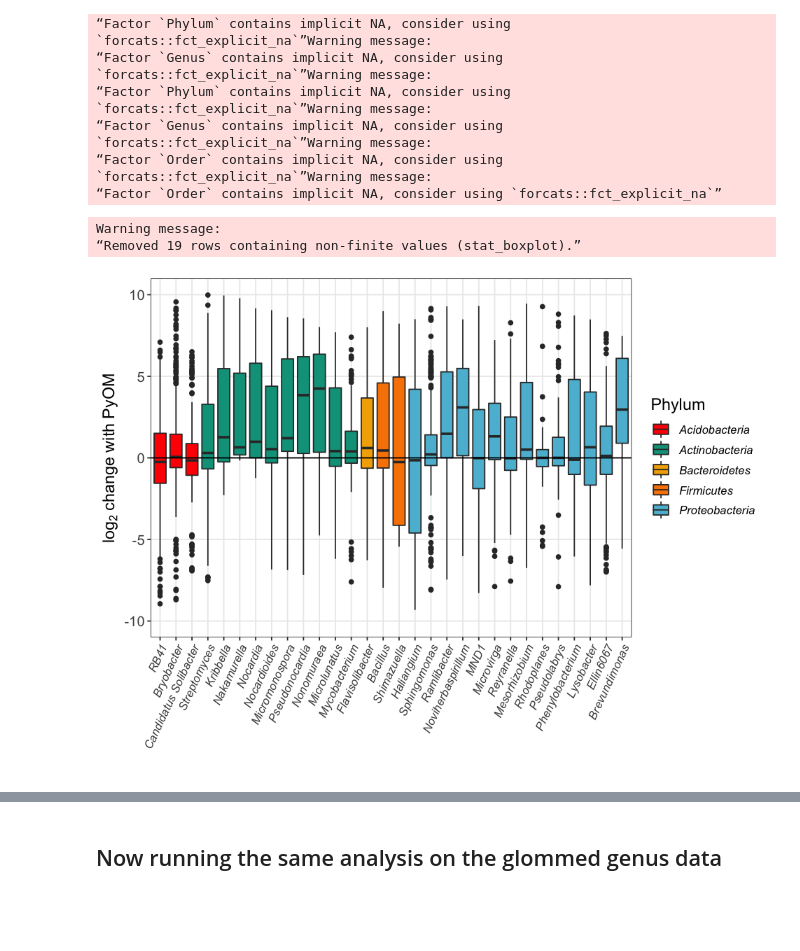
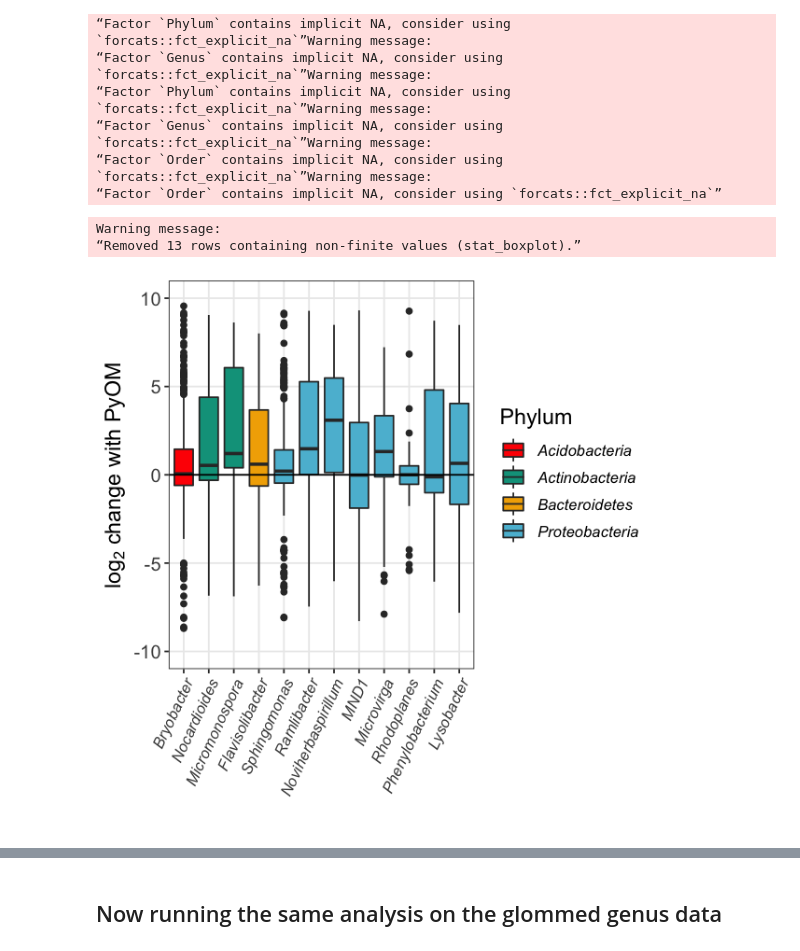
Before and after one commit to WhitmanLab/Meta-analysis, a Jupyter notebook: DifferentialAbundance_MetaA_Publication.ipynb, the cells around one changed output, grey strips where cells are left out. Cells and saved outputs as stored; diff of their text form; code cells hidden in the pictures; blank space fills up the shorter version.

Commit message:
Increasing constraints for inclusion in plots

```diff
--- a/DifferentialAbundance_MetaA_Publication.ipynb
+++ b/DifferentialAbundance_MetaA_Publication.ipynb
@@ -241,7 +241,7 @@ d = d %>%
     dplyr::filter(!is.na(Sig))
 # Remove untested taxa
 
-cutoff = 2
+cutoff = 3
 # Minimum number of studies in which a genus must be significant to plot
 
 SigPhy = d %>%
@@ -269,7 +269,7 @@ Warning message:
 “Factor `Genus` contains implicit NA, consider using `forcats::fct_explicit_na`”Warning message:
 “Factor `Genus` contains implicit NA, consider using `forcats::fct_explicit_na`”
 # %%
-cutoff = 4
+cutoff = 5
 # Minimum number of studies a genus must be present in to plot
 
 nStudies = d %>%
@@ -430,9 +435,9 @@ Warning message:
 “Factor `Order` contains implicit NA, consider using `forcats::fct_explicit_na`”Warning message:
 “Factor `Order` contains implicit NA, consider using `forcats::fct_explicit_na`”
 # %%
-options(repr.plot.width=8, repr.plot.height=6)
+options(repr.plot.width=5, repr.plot.height=5)
 
-palette = c(wes_palette("Darjeeling1"),"grey","white")
+palette = c(wes_palette("Darjeeling1"),"grey","white")[c(1,2,3,5)]
 
 p = ggplot(d.AllPhy, aes(x = Genus, y = l2FC, fill=Phylum))
 # establishing our plot is based on the data table d, with our x being the phylum, and the y being log2fold change,
@@ -441,33 +446,33 @@ p = ggplot(d.AllPhy, aes(x = Genus, y = l2FC, fill=Phylum))
 p = p + geom_boxplot() # Using shape=21 to get the option that has an outline and a fill colour
 p = p + theme_bw()
 # sets a theme - adjusts a bunch of aesthetics at once
 p = p + theme(strip.text.x = element_text(size = 14),
               strip.text.y = element_text(size = 14),
               axis.text.x = element_text(size = 10, angle = 65, hjust = 1, vjust = 1, face="italic"),
               axis.title.x = element_text(size = 14),
               axis.text.y = element_text(size=12),
               axis.title.y = element_text(size = 14),
               legend.title = element_text(size=14),
               legend.text = element_text(size = 10, face="italic"),
               #legend.position = "none",
               strip.background = element_blank()
               ) +
         guides(size=FALSE, alpha=FALSE, fill=guide_legend(title="Phylum"))
 p = p + scale_alpha_manual(values=c(0.2,0.9))
 p = p + scale_fill_manual(values=palette)
 # sets a bunch of visual paramters for the legend (none) and other text
 p = p + labs(x = "")
 # sets the label for the x axis.
 p = p + labs(y = expression(paste("", log[2]," change with PyOM",sep="")))
 # sets the label for the y axes.
 p = p + theme(panel.grid.minor = element_blank())
 # Gets rid of the default gridlines
 p = p + geom_hline(yintercept=0)
 p = p + ylim(c(-10,10))
 
 p
 # %% [output]
 Warning message:
-“Removed 19 rows containing non-finite values (stat_boxplot).”
+“Removed 13 rows containing non-finite values (stat_boxplot).”
-[figure, old version]
+[figure, new version]
 # %%
```
Also changed, not shown: parts of 36 cells of this notebook.
